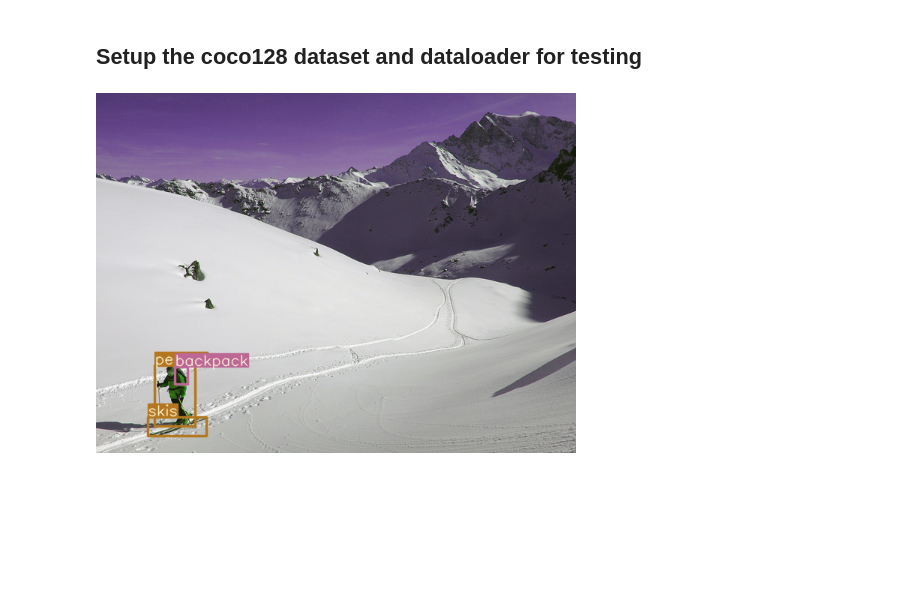
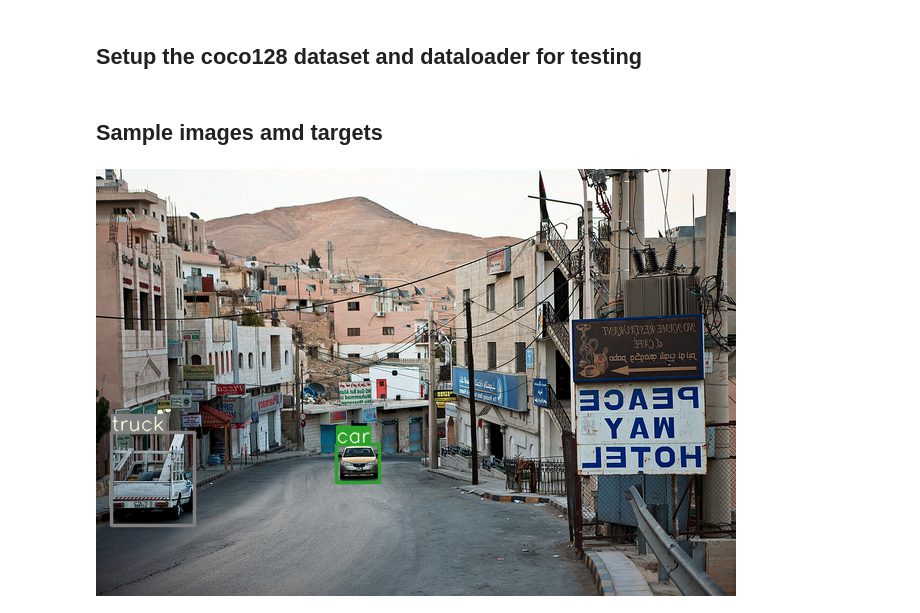
Before and after one commit to zhiqwang/yolort, a Jupyter notebook: notebooks/training-samples-visualization.ipynb, the cells around one changed output. Saved outputs shown, nothing was run; the diff lists cells and outputs as text; code cells hidden in the pictures; blank space fills up the shorter version.

Commit message:
Cleanup training samples visualization

```diff
--- a/notebooks/training-samples-visualization.ipynb
+++ b/notebooks/training-samples-visualization.ipynb
@@ -30,0 +25,13 @@ COLORS = color_list()
+# %%
+# Get label names and COLORS list
+import requests
+
+labels = []
+response = requests.get(
+    "https://gitee.com/zhiqwang/yolov5-rt-stack/raw/master/notebooks/assets/coco.names")
+names = response.text
+
+for label in names.strip().split('\n'):
+    labels.append(label)
+
+COLORS = color_list()
@@ -38,15 +51,13 @@ coco128_path = data_path / coco128_dirname
 image_root = coco128_path / 'images' / 'train2017'
 annotation_path = coco128_path / 'annotations'
 
-# anno_api = COCO(annotation_file)
+batch_size = 16
 # %%
 with contextlib.redirect_stdout(io.StringIO()):
-    datamodule = COCODetectionDataModule(
-        image_root,
-        annotations_path=annotation_path,
-        batch_size=1,
-    )
+    datamodule = COCODetectionDataModule(image_root, annotations_path=annotation_path)
 # %%
-test_dataloader = iter(datamodule.train_dataloader(batch_size=16))
+test_dataloader = iter(datamodule.train_dataloader(batch_size=batch_size))
+# %% [markdown]
+## Sample images amd targets
 # %%
 images, targets = next(test_dataloader)
@@ -55,11 +64,10 @@ inputs = list(map(to_numpy, images))
 # %%
-idx = 12
-img_raw = (inputs[idx].transpose(1, 2, 0) * 255).clip(0, 255).astype('uint8')
-img_raw = cv2.cvtColor(img_raw, cv2.COLOR_RGB2BGR)
+idx = random.randrange(batch_size)
+img_raw = cv2.cvtColor(parse_single_image(images[idx]), cv2.COLOR_RGB2BGR)  # For visualization
 
 for box, label in zip(targets[idx]['boxes'].tolist(), targets[idx]['labels'].tolist()):
     img_raw = plot_one_box(box, img_raw, color=COLORS[label % len(COLORS)], label=labels[label])
 
-cv2_imshow(img_raw, imshow_scale=0.75)
+cv2_imshow(img_raw, imshow_scale=1)
 # %% [output]
-[figure, old version]
+[figure, new version]
```
Also changed, not shown: parts of 10 cells of this notebook, 1 other file.
